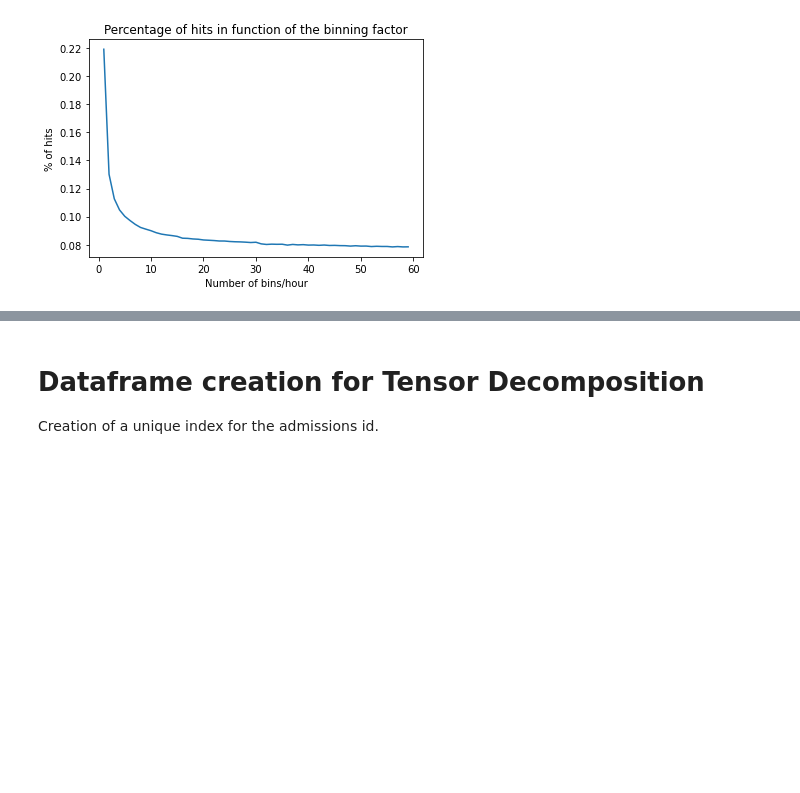
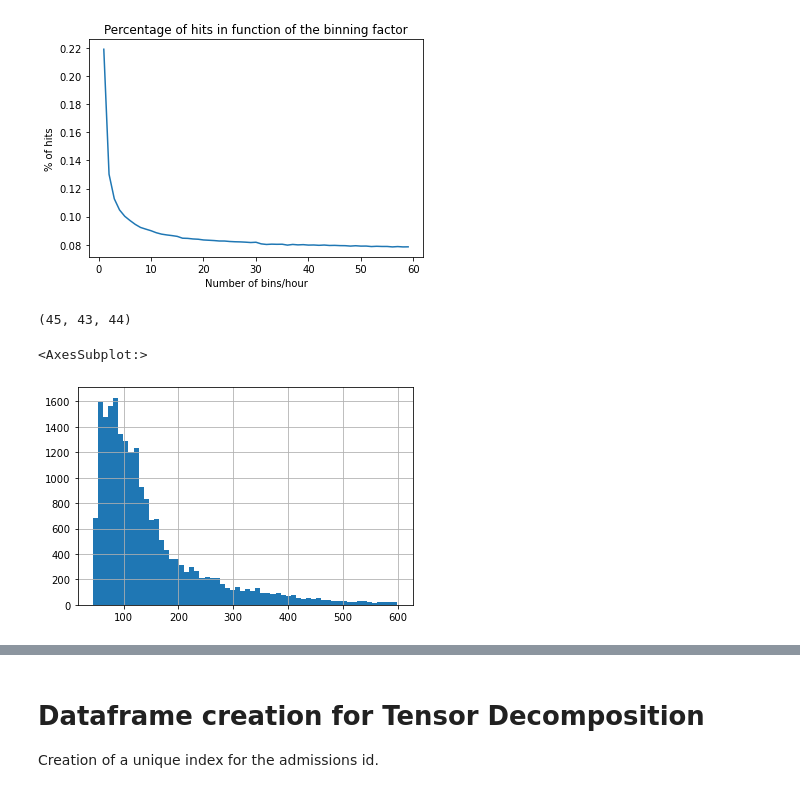
Before and after one commit to keytsuda/Continuous-Monitoring-of-Vital, a Jupyter notebook: GRUODEBayse/data_preproc/MIMIC/DataMerging.ipynb, the cells around one changed output, grey strips where cells are left out. Cells and saved outputs as stored; diff of their text form; code cells hidden in the pictures; blank space fills up the shorter version.

```diff
--- a/GRUODEBayse/data_preproc/MIMIC/DataMerging.ipynb
+++ b/GRUODEBayse/data_preproc/MIMIC/DataMerging.ipynb
@@ -266,0 +334,10 @@ complete_df10=complete_df10.drop(complete_df10.loc[complete_df10["HADM_ID"].isin
+# %%
+sum(complete_df02.groupby("HADM_ID").count()["TIME"] < 50), sum(complete_df10.groupby("HADM_ID").count()["TIME"] < 50), sum(complete_df.groupby("HADM_ID").count()["TIME"] < 50)
+# %% [output]
+(45, 43, 44)
+# %%
+id_counts=complete_df.groupby("HADM_ID").count()
+id_counts["TIME"][id_counts["TIME"]<600].hist(bins=60)
+# %% [output]
+<AxesSubplot:>
+[figure, added]
```
Also changed, not shown: parts of 18 cells of this notebook, 9 other files.
